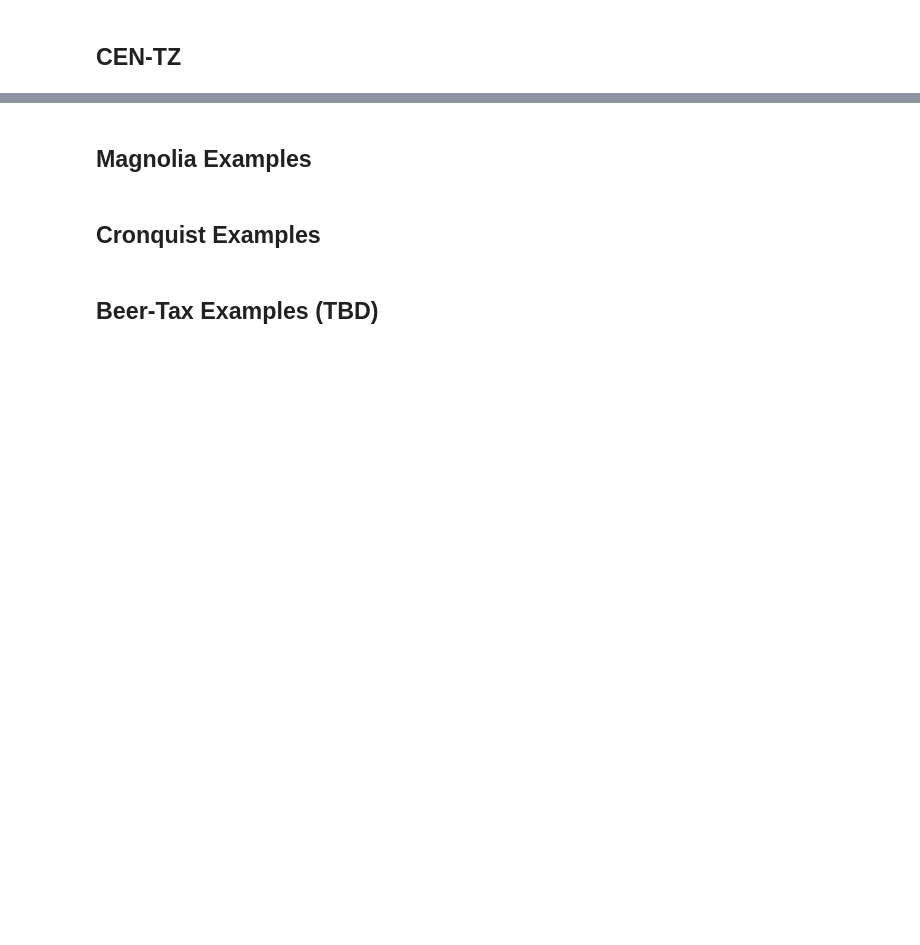
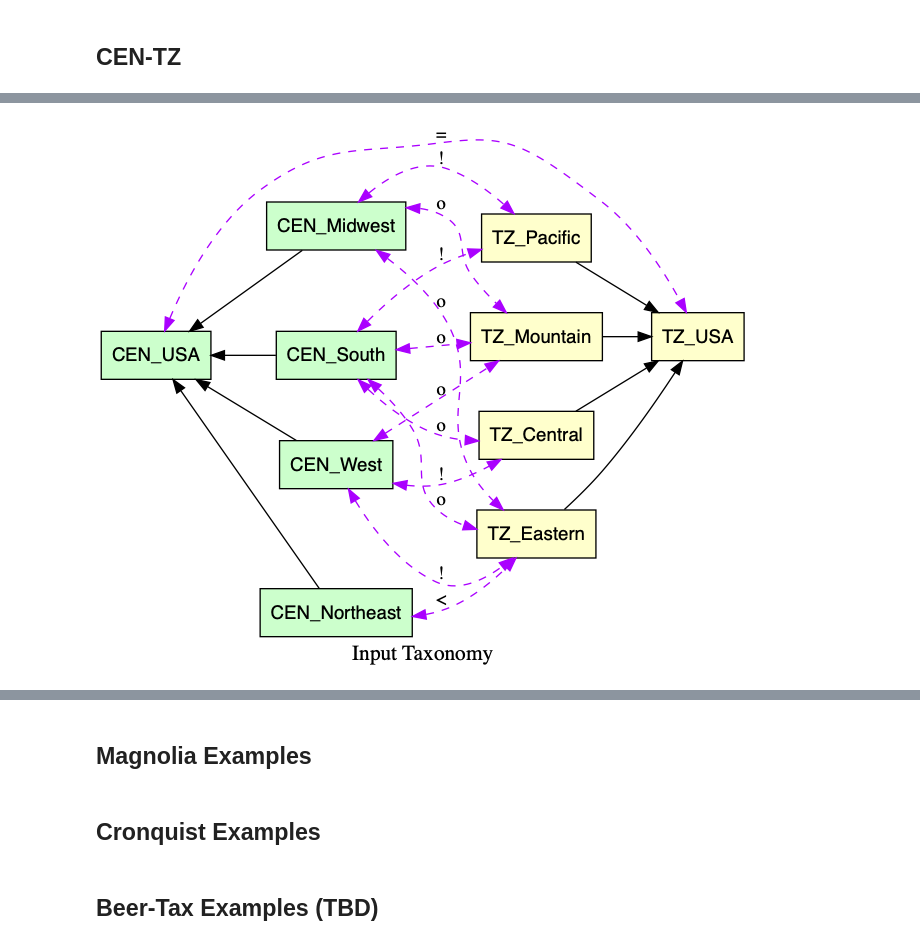
Before and after one commit to idaks/LeanEuler, a Jupyter notebook: PWE-Euler Examples for Paper.ipynb, the cells around one changed output, grey strips where cells are left out. Saved outputs shown, nothing was run; the diff lists cells and outputs as text; code cells hidden in the pictures; blank space fills up the shorter version.

```diff
--- a/PWE-Euler Examples for Paper.ipynb
+++ b/PWE-Euler Examples for Paper.ipynb
@@ -383,2 +561,25 @@ import pickle as pkl
 # %% [markdown]
 ## CEN-TZ
+# %%
+cleantax_file = [
+    'taxonomy CEN Census_Regions',
+    '(USA Midwest South West Northeast)',
+    'taxonomy TZ Time_Zone',
+    '(USA Pacific Mountain Central Eastern)',
+    'articulations CEN TZ',
+    '[CEN.Midwest disjoint TZ.Pacific]',
+    '[CEN.Midwest overlaps TZ.Eastern]',
+    '[CEN.Midwest overlaps TZ.Mountain]',
+    '[CEN.Northeast is_included_in TZ.Eastern]',
+    '[CEN.South disjoint TZ.Pacific]',
+    '[CEN.South overlaps TZ.Central]',
+    '[CEN.South overlaps TZ.Eastern]',
+    '[CEN.South overlaps TZ.Mountain]',
+    '[CEN.USA equals TZ.USA]',
+    '[CEN.West disjoint TZ.Central]',
+    '[CEN.West disjoint TZ.Eastern]',
+    '[CEN.West overlaps TZ.Mountain]',
+    ''
+]
+# %%
+gt_rel_data, tax_data = LeanEuler.parse_cleantax(cleantax_file)
@@ -384,0 +621,5 @@ import pickle as pkl
+# %%
+gt_G = visualize_euler_input(gt_rel_data, tax_data)
+draw(gt_G)
+# %% [output]
+[figure, added]
```
Also changed, not shown: parts of 29 cells of this notebook.
